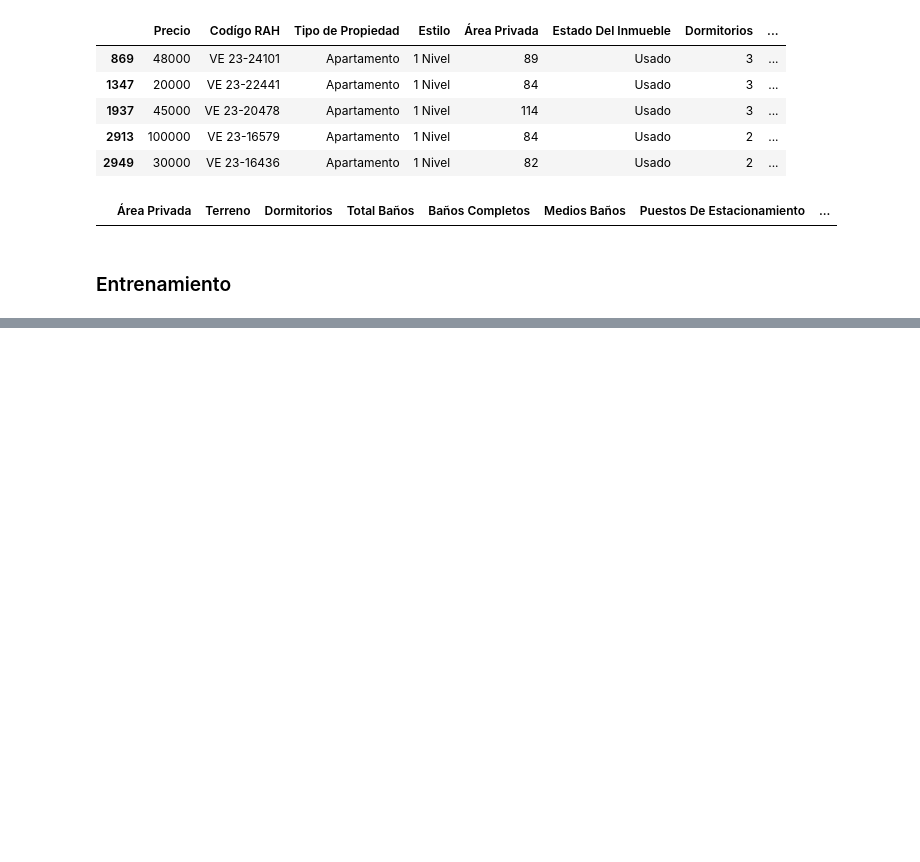
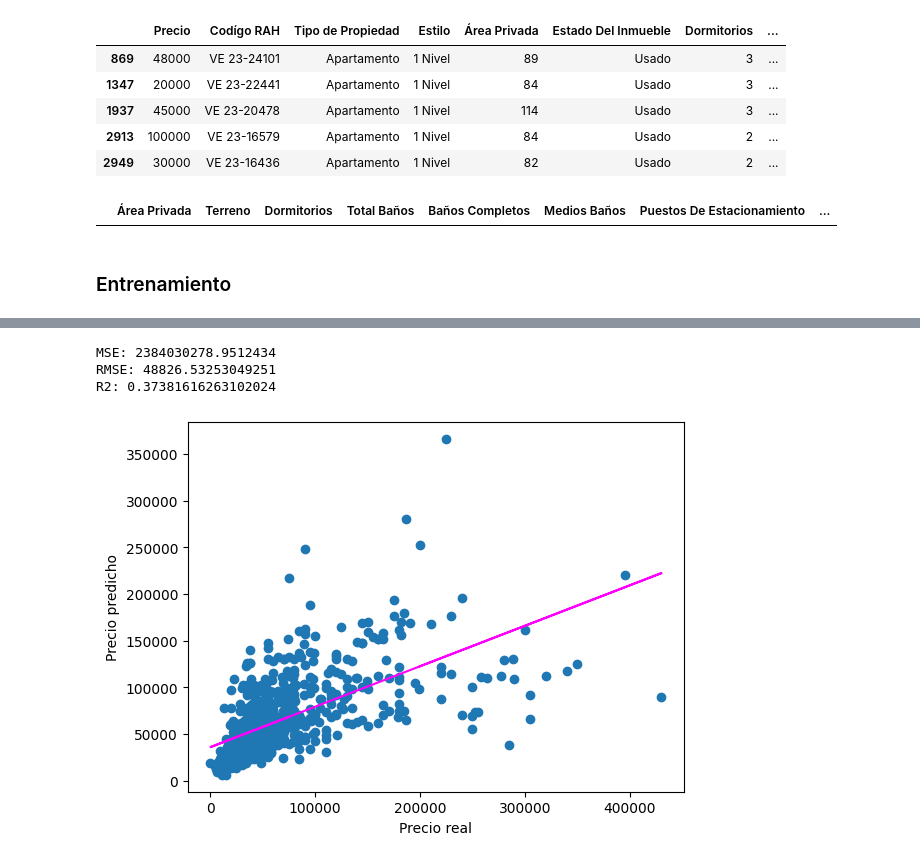
Before and after one commit to jmartinelena/propiedades-venezuela, a Jupyter notebook: machine_learning.ipynb, the cells around one changed output, grey strips where cells are left out. Saved outputs shown, nothing was run; the diff lists cells and outputs as text; code cells hidden in the pictures; blank space fills up the shorter version.

```diff
--- a/machine_learning.ipynb
+++ b/machine_learning.ipynb
@@ -608,0 +699,7 @@ preprocessor = ColumnTransformer(transformers=
+# %%
+fit_model(RandomForestRegressor(), x_apartments_train_, y_apartments_train, x_apartments_test_, y_apartments_test)
+# %% [output]
+MSE: 2384030278.9512434
+RMSE: 48826.53253049251
+R2: 0.37381616263102024
+[figure, added]
```
Also changed, not shown: parts of 16 cells of this notebook, 1 other file.
